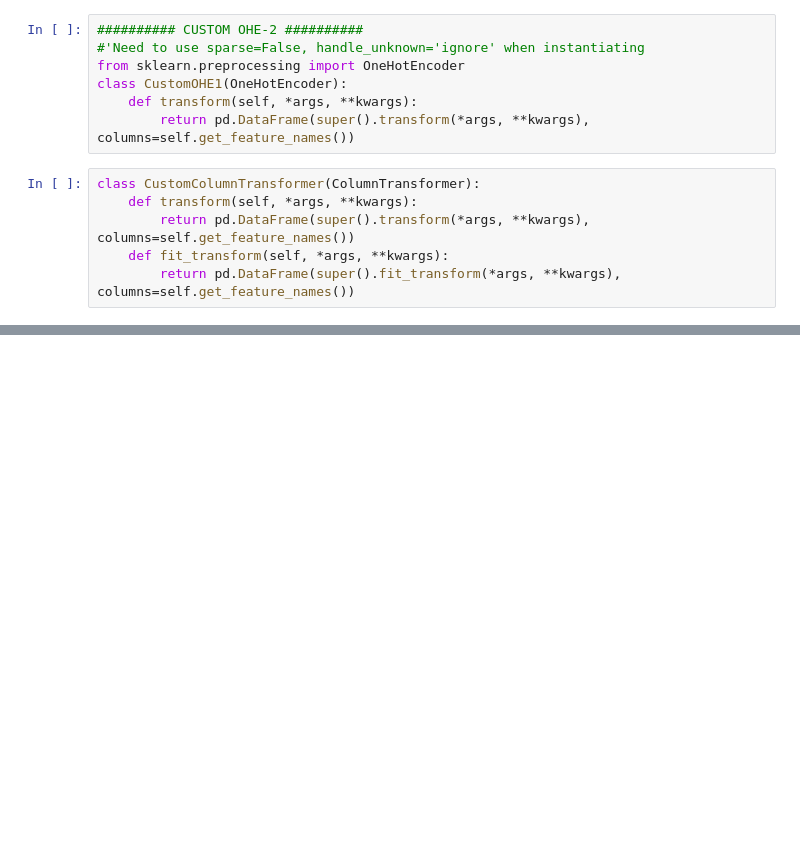
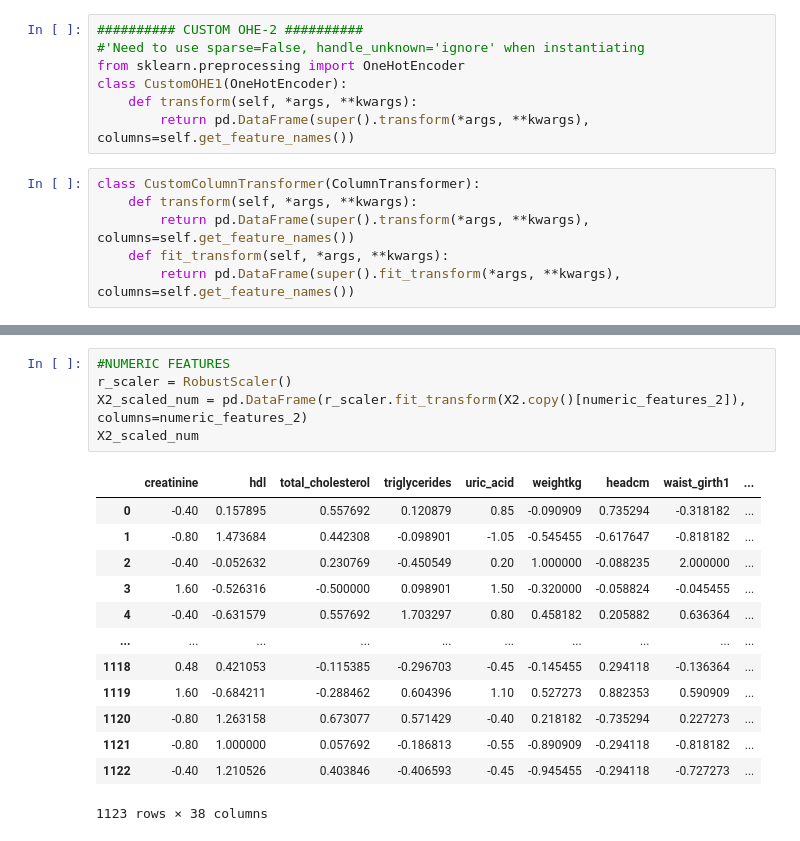
Before and after one commit to pandit-a/dreamteam, a Jupyter notebook: notebooks/mnm7_clean_notebook_v2.ipynb, the cells around one changed output, grey strips where cells are left out. Saved outputs shown, nothing was run; the diff lists cells and outputs as text; blank space fills up the shorter version.

```diff
--- a/notebooks/mnm7_clean_notebook_v2.ipynb
+++ b/notebooks/mnm7_clean_notebook_v2.ipynb
@@ -992,0 +800,19 @@ Name: tst, Length: 1123, dtype: float64
+# %%
+#NUMERIC FEATURES
+r_scaler = RobustScaler()
+X2_scaled_num = pd.DataFrame(r_scaler.fit_transform(X2.copy()[numeric_features_2]), columns=numeric_features_2)
+X2_scaled_num
+# %% [output]
+|  | creatinine | hdl | total_cholesterol | triglycerides | uric_acid | weightkg | headcm | waist_girth1 | ... |
+| 0 | -0.40 | 0.157895 | 0.557692 | 0.120879 | 0.85 | -0.090909 | 0.735294 | -0.318182 | ... |
+| 1 | -0.80 | 1.473684 | 0.442308 | -0.098901 | -1.05 | -0.545455 | -0.617647 | -0.818182 | ... |
+| 2 | -0.40 | -0.052632 | 0.230769 | -0.450549 | 0.20 | 1.000000 | -0.088235 | 2.000000 | ... |
+| 3 | 1.60 | -0.526316 | -0.500000 | 0.098901 | 1.50 | -0.320000 | -0.058824 | -0.045455 | ... |
+| 4 | -0.40 | -0.631579 | 0.557692 | 1.703297 | 0.80 | 0.458182 | 0.205882 | 0.636364 | ... |
+| ... | ... | ... | ... | ... | ... | ... | ... | ... | ... |
+| 1118 | 0.48 | 0.421053 | -0.115385 | -0.296703 | -0.45 | -0.145455 | 0.294118 | -0.136364 | ... |
+| 1119 | 1.60 | -0.684211 | -0.288462 | 0.604396 | 1.10 | 0.527273 | 0.882353 | 0.590909 | ... |
+| 1120 | -0.80 | 1.263158 | 0.673077 | 0.571429 | -0.40 | 0.218182 | -0.735294 | 0.227273 | ... |
+| 1121 | -0.80 | 1.000000 | 0.057692 | -0.186813 | -0.55 | -0.890909 | -0.294118 | -0.818182 | ... |
+| 1122 | -0.40 | 1.210526 | 0.403846 | -0.406593 | -0.45 | -0.945455 | -0.294118 | -0.727273 | ... |
+1123 rows × 38 columns
```
Also changed, not shown: parts of 106 cells of this notebook.
